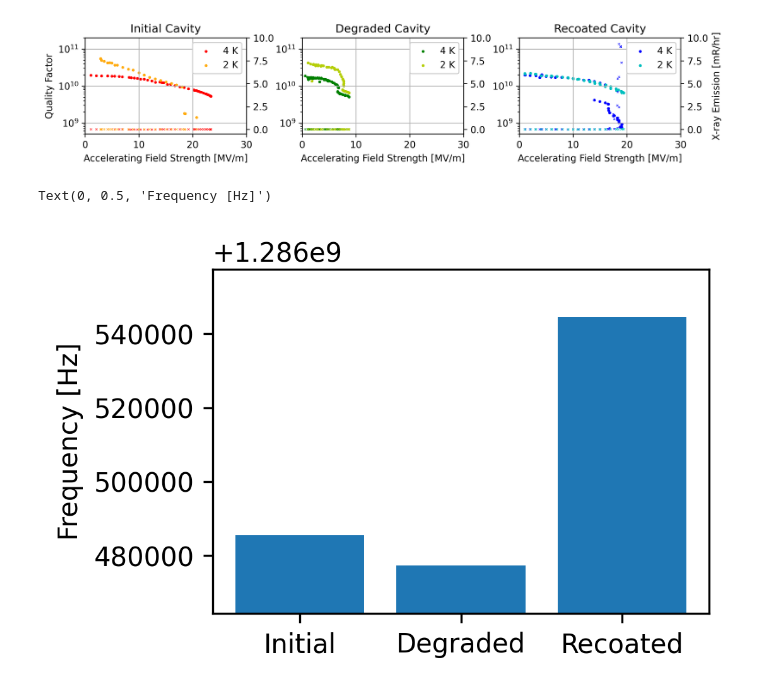
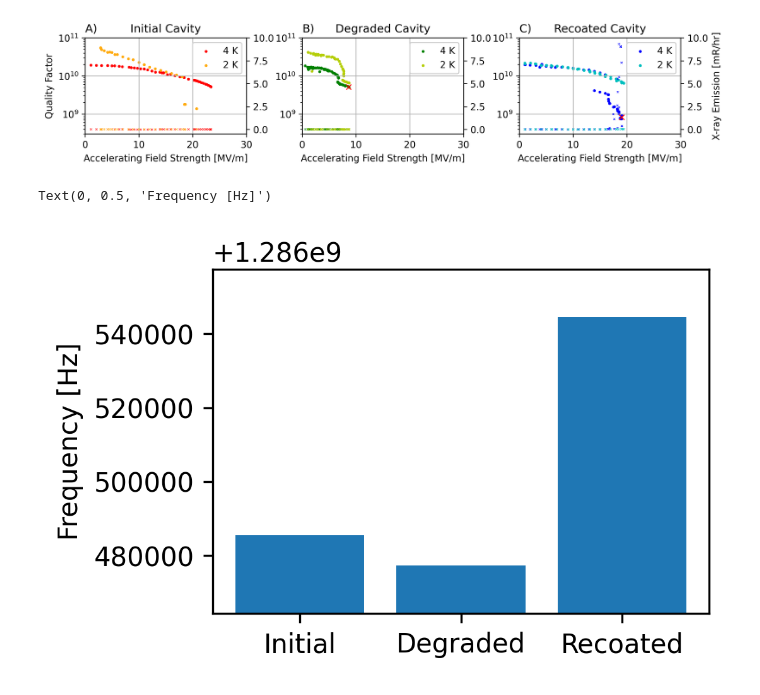
Before and after one commit to EricViklund/recoating, a Jupyter notebook: main.ipynb, the cells around one changed output. Saved outputs shown, nothing was run; the diff lists cells and outputs as text; code cells hidden in the pictures.

```diff
--- a/main.ipynb
+++ b/main.ipynb
@@ -26,6 +26,7 @@ Index(['timestamp', 'date', 'time', 'Kappa', 'Eacc', 'std Eacc', 'Qo',
 import matplotlib as mpl
 import matplotlib.pyplot as plt
 from matplotlib.ticker import ScalarFormatter
+import numpy as np
 
 mpl.rcParams['lines.markersize'] = 2
 mpl.rcParams["lines.linewidth"] = 0.5
@@ -36,7 +37,16 @@ fig, ax = plt.subplots(1,3,figsize=(3*86*mm,60*mm),dpi=300)
 
 Data = pd.read_csv('data\CBMMD-R_2023-12-15_09-17.txt',delimiter='\t')
 
-ax[2].scatter(Data['Eacc'][round(Data['TcavBot[K]'],0)==4],Data['Qo'][round(Data['TcavBot[K]'],0)==4],c='b',marker='o',label='4 K')
+E_acc = np.array(Data['Eacc'][round(Data['TcavBot[K]'],0)==4])
+Qo = np.array(Data['Qo'][round(Data['TcavBot[K]'],0)==4])
+
+sort = np.argsort(E_acc)
+E_acc = E_acc[sort]
+Qo = Qo[sort]
+
+
+ax[2].scatter(E_acc,Qo,zorder=1,c='b',marker='o',label='4 K')
+ax[2].scatter(np.mean(E_acc[-5:]),np.mean(Qo[-5:]),zorder=10,s=30,linewidths=1.0,c='r',marker='x')
 
 
 
@@ -44,31 +54,42 @@ ax[2].scatter(Data['Eacc'][round(Data['TcavBot[K]'],0)==2],Data['Qo'][round(Data
 
 ax_rad = ax[2].twinx()
 
-ax_rad.scatter(Data['Eacc'][round(Data['TcavBot[K]'],0)==4],Data['RadTop [mR/hr]'][round(Data['TcavBot[K]'],0)==4],c='b',marker='x',label='4 K recoated X-ray')
-ax_rad.scatter(Data['Eacc'][round(Data['TcavBot[K]'],0)==2],Data['RadTop [mR/hr]'][round(Data['TcavBot[K]'],0)==2],c='c',marker='x',label='2 K recoated X-ray')
+ax_rad.scatter(Data['Eacc'][round(Data['TcavBot[K]'],0)==4],Data['RadTop [mR/hr]'][round(Data['TcavBot[K]'],0)==4],zorder=1,c='b',marker='x',label='4 K recoated X-ray')
+ax_rad.scatter(Data['Eacc'][round(Data['TcavBot[K]'],0)==2],Data['RadTop [mR/hr]'][round(Data['TcavBot[K]'],0)==2],zorder=1,c='c',marker='x',label='2 K recoated X-ray')
 
 ax_rad.set_ylim(-0.5,10)
 ax_rad.set_ylabel('X-ray Emission [mR/hr]')
 
 ax[2].legend(loc='upper right',fancybox=True, framealpha=1)
 ax[2].set_title("Recoated Cavity")
+ax[2].set_title("C)",loc='left')
 
 ax[2].set_xlabel('Accelerating Field Strength [MV/m]')
 #ax[2].set_ylabel('Quality Factor')
 
 ax[2].set_yscale('log')
 ax[2].set_xlim(0,30)
-ax[2].set_ylim(5e8,2e11)
+ax[2].set_ylim(3e8,1e11)
 ax[2].grid('both')
 
 
 Data = pd.read_csv('data/CBMMD_2022-03-07_09-08.txt',delimiter='\t')
 
+E_acc = np.array(Data['Eacc'][round(Data['TcavBot[K]'],0)==4])
+Qo = np.array(Data['Qo'][round(Data['TcavBot[K]'],0)==4])
+
+sort = np.argsort(E_acc)
+E_acc = E_acc[sort]
+Qo = Qo[sort]
+
 ax[1].scatter(Data['Eacc'][round(Data['TcavBot[K]'],0)==4],Data['Qo'][round(Data['TcavBot[K]'],0)==4],c='g',marker='o',label='4 K')
+ax[1].scatter(np.mean(E_acc[-5:]),np.mean(Qo[-5:]),zorder=10,s=30,linewidths=1.0,c='r',marker='x')
+
 ax[1].scatter(Data['Eacc'][round(Data['TcavBot[K]'],0)==2],Data['Qo'][round(Data['TcavBot[K]'],0)==2],c='xkcd:green/yellow',marker='o',label='2 K')
 
 
 ax_rad = ax[1].twinx()
+
 
 ax_rad.scatter(Data['Eacc'][round(Data['TcavBot[K]'],0)==4],Data['RadTop [mR/hr]'][round(Data['TcavBot[K]'],0)==4],c='g',marker='x',label='4 K recoated X-ray')
 ax_rad.scatter(Data['Eacc'][round(Data['TcavBot[K]'],0)==2],Data['RadTop [mR/hr]'][round(Data['TcavBot[K]'],0)==2],c='xkcd:green/yellow',marker='x',label='2 K recoated X-ray')
@@ -77,13 +98,14 @@ ax_rad.set_ylim(-0.5,10)
 
 ax[1].legend(loc='upper right',fancybox=True, framealpha=1)
 ax[1].set_title("Degraded Cavity")
+ax[1].set_title("B)",loc='left')
 
 ax[1].set_xlabel('Accelerating Field Strength [MV/m]')
 #ax[1].set_ylabel('Quality Factor')
 
 ax[1].set_yscale('log')
 ax[1].set_xlim(0,30)
-ax[1].set_ylim(5e8,2e11)
+ax[1].set_ylim(3e8,1e11)
 ax[1].grid('both')
 
 Data = pd.read_csv('data/CBMM-D-Roughness_2019-08-28_13-07_pruned.txt',delimiter='\t')
@@ -92,35 +114,36 @@ Data = pd.read_csv('data/CBMM-D-Roughness_2019-08-28_13-07_pruned.txt',delimiter
 ax[0].scatter(Data['Eacc'][round(Data['Dwr Temp from P'],0)==4],Data['Qo'][round(Data['Dwr Temp from P'],0)==4],c='r',marker='o',label='4 K')
 
 ax_rad = ax[0].twinx()
 
 ax_rad.scatter(Data['Eacc'][round(Data['Dwr Temp from P'],0)==4],Data['RadTop [mR/hr]'][round(Data['Dwr Temp from P'],0)==4],c='r',marker='x',label='4 K recoated X-ray')
 
 
 Data = pd.read_csv('data/CBMM-D_2020-01-30_14-29.txt',delimiter='\t')
 
 ax[0].scatter(Data['Eacc'][round(Data['TcavBot[K]'],0)==2],Data['Qo'][round(Data['TcavBot[K]'],0)==2],c='xkcd:yellowish orange',marker='o',label='2 K')
 
 
 ax_rad.scatter(Data['Eacc'][round(Data['TcavBot[K]'],0)==2],Data['RadTop [mR/hr]'][round(Data['TcavBot[K]'],0)==2],c='xkcd:yellowish orange',marker='x',label='2 K recoated X-ray')
 
 ax_rad.set_ylim(-0.5,10)
 
 ax[0].legend(loc='upper right',fancybox=True, framealpha=1)
 ax[0].set_title("Initial Cavity")
+ax[0].set_title("A)",loc='left')
 
 ax[0].set_xlabel('Accelerating Field Strength [MV/m]')
 ax[0].set_ylabel('Quality Factor')
 
 ax[0].set_yscale('log')
 ax[0].set_xlim(0,30)
-ax[0].set_ylim(5e8,2e11)
+ax[0].set_ylim(3e8,1e11)
 ax[0].grid('both')
 
 fig.tight_layout()
 
 fig.savefig('paper/figures/VTS.png')
 # %% [output]
-[figure, old version]
+[figure, new version]
 # %%
 
 
```
Also changed, not shown: parts of 1 cell of this notebook, 9 other files.
